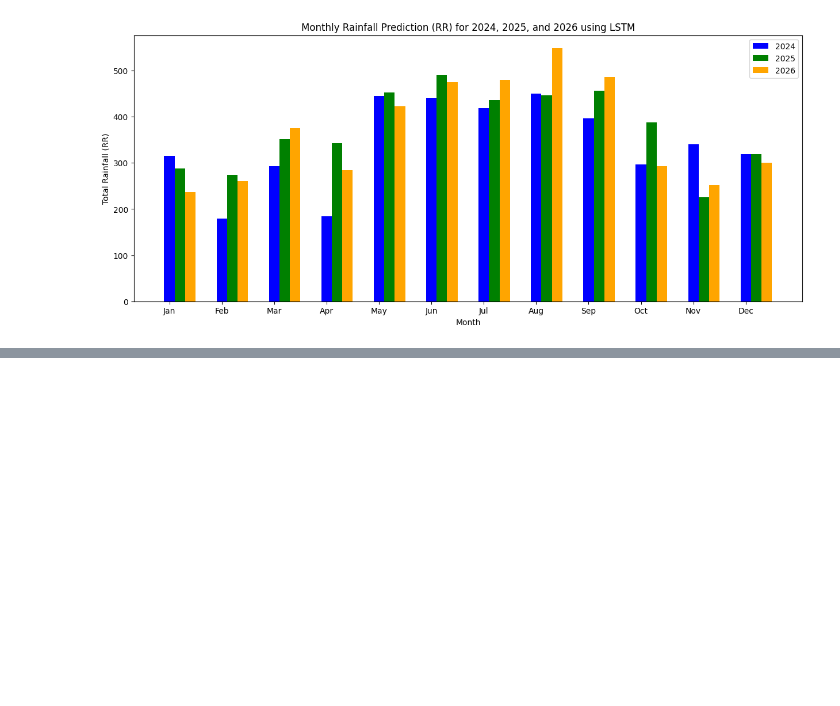
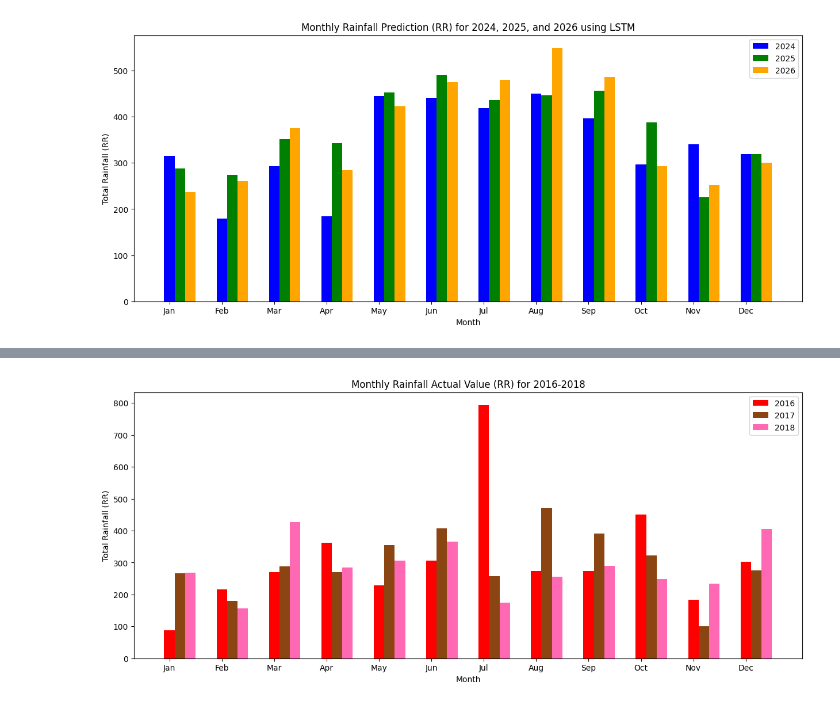
Before and after one commit to tifani3112/Python, a Jupyter notebook: PREDICTION_RAINFALL_2010_2023_FAKFAK_WEST_PAPUA.ipynb, the cells around one changed output, grey strips where cells are left out. Saved outputs shown, nothing was run; the diff lists cells and outputs as text; code cells hidden in the pictures; blank space fills up the shorter version.

```diff
--- a/PREDICTION_RAINFALL_2010_2023_FAKFAK_WEST_PAPUA.ipynb
+++ b/PREDICTION_RAINFALL_2010_2023_FAKFAK_WEST_PAPUA.ipynb
@@ -2522,0 +2625,51 @@ plt.show()
+# %%
+import pandas as pd
+import matplotlib.pyplot as plt
+
+# Load your dataset
+# Assuming 'forecast_results_RR.csv' is the actual file name and path
+forecast_results = pd.read_csv('2010-2023 clean 1 tanpa outlier.csv')
+
+# Convert the 'Date' column to datetime format
+forecast_results['Tanggal'] = pd.to_datetime(forecast_results['Tanggal'])
+
+# Extract year from 'Date' column
+forecast_results['Year'] = forecast_results['Tanggal'].dt.year
+
+# Extract month from 'Date' column
+forecast_results['Month'] = forecast_results['Tanggal'].dt.month
+
+# Calculate the sum of daily rainfall for each month in each year
+monthly_sum_by_year = forecast_results.groupby(['Year', 'Month'])[['RR']].sum().reset_index()
+
+# Create separate DataFrames for each year
+forecast_2016 = monthly_sum_by_year[monthly_sum_by_year['Year'] == 2016]
+forecast_2017 = monthly_sum_by_year[monthly_sum_by_year['Year'] == 2017]
+forecast_2018 = monthly_sum_by_year[monthly_sum_by_year['Year'] == 2018]
+
+
+# Create a bar plot for monthly wind speed (ff_x) for each year
+plt.figure(figsize=(15, 6))
+
+# Plot for 2016
+plt.bar(forecast_2016['Month'], forecast_2016['RR'], width=0.2, color='red', label='2016', align='center')
+
+# Plot for 2017
+plt.bar(forecast_2017['Month'] + 0.2, forecast_2017['RR'], width=0.2, color='saddlebrown', label='2017', align='center')
+
+# Plot for 2018
+plt.bar(forecast_2018['Month'] + 0.4, forecast_2018['RR'], width=0.2, color='hotpink', label='2018', align='center')
+
+
+
+
+plt.xlabel('Month')
+plt.ylabel('Total Rainfall (RR)')
+plt.title('Monthly Rainfall Actual Value (RR) for 2016-2018')
+plt.xticks(range(1, 13), ['Jan', 'Feb', 'Mar', 'Apr', 'May', 'Jun', 'Jul', 'Aug', 'Sep', 'Oct', 'Nov', 'Dec'])
+plt.legend()
+# Save the plot to a file (optional)
+plt.savefig('monthly annual actual RR 16-18.png')
+plt.show()
+# %% [output]
+[figure, added]
```
Also changed, not shown: parts of 8 cells of this notebook.
